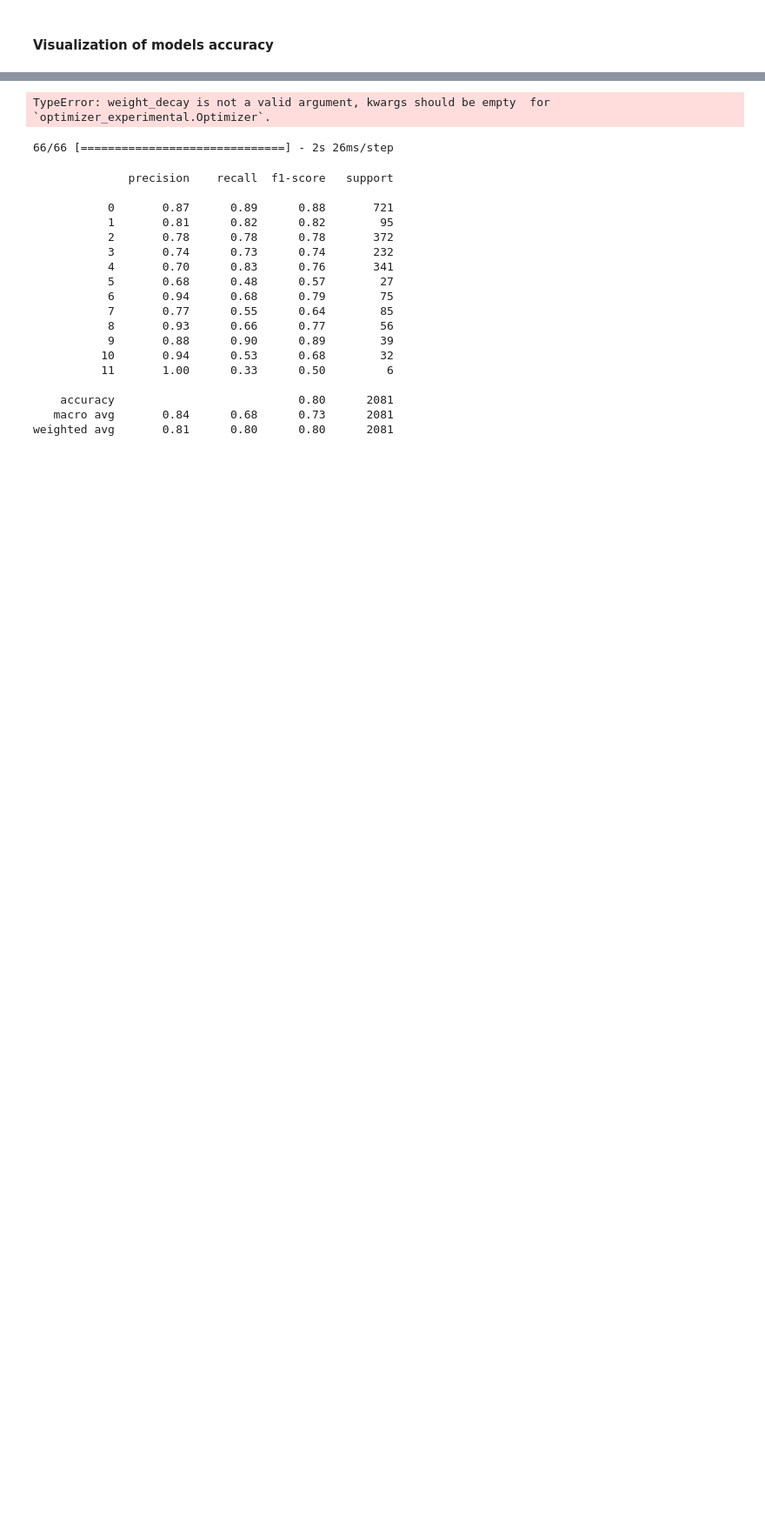
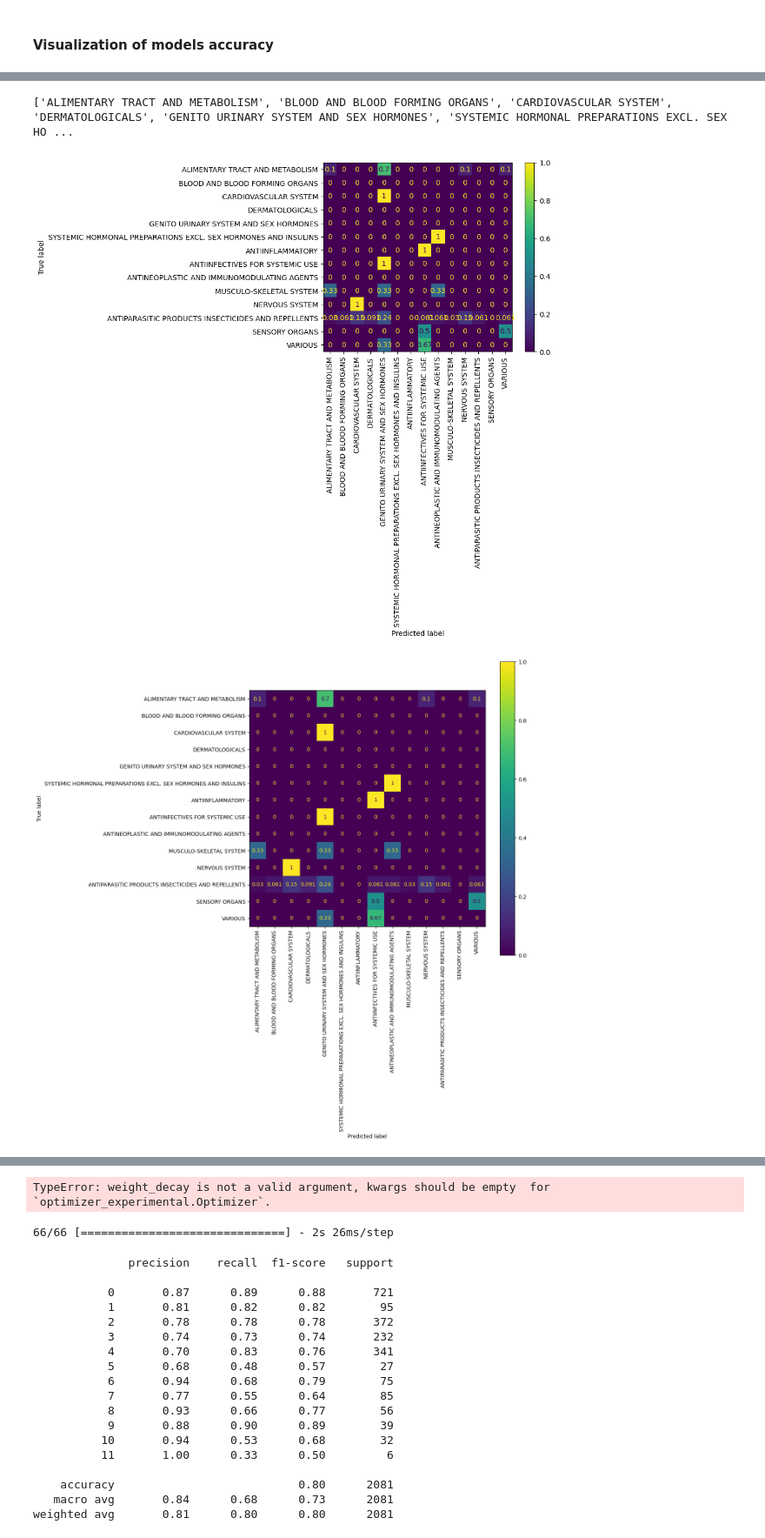
Before and after one commit to JoseCouceiro/TFM_project, a Jupyter notebook: MVP/tune_model_tut.ipynb, the cells around one changed output, grey strips where cells are left out. Shown at 87% size. Drawn from its saved outputs; the diff is of its cells as text; code cells hidden in the pictures; blank space fills up the shorter version.

```diff
--- a/MVP/tune_model_tut.ipynb
+++ b/MVP/tune_model_tut.ipynb
@@ -233,0 +287,3 @@ y_pred_ser.to_pickle(path= os.path.join('predictions', 'y_preds.pkl'))
+# %%
+or_classes = unique(y_pred_list)
+or_classes
@@ -233,0 +292,3 @@ y_pred_ser.to_pickle(path= os.path.join('predictions', 'y_preds.pkl'))
+# %%
+total_classes = list(set(classes).union(set(or_classes)))
+total_classes
@@ -233,0 +306,3 @@ y_pred_ser.to_pickle(path= os.path.join('predictions', 'y_preds.pkl'))
+# %%
+with open(os.path.join('..', 'drug-predictor', 'data', '03_primary', 'code_to_label_dic.json')) as file:
+    code_to_label_dic = json.load(file)
@@ -233,0 +327,16 @@ y_pred_ser.to_pickle(path= os.path.join('predictions', 'y_preds.pkl'))
+# %%
+def plot_confusion_matrix(y_pred, y_true):
+  #cm=metrics.confusion_matrix(y_true,y_pred,normalize=norm)
+  new_y_labels = [code_to_label_dic[str(y)] for y in total_classes]
+  print(new_y_labels)
+  disp=metrics.ConfusionMatrixDisplay.from_predictions(y_true,y_pred, normalize='true', display_labels=new_y_labels, xticks_rotation='vertical',)
+  fig, ax = plt.subplots(figsize=(10,10))
+  disp.plot(ax=ax, xticks_rotation=90)
+  return disp.figure_
+# %%
+figure = plot_confusion_matrix(y_test,y_pred_list)
+figure.savefig('temp/cm.png')
+# %% [output]
+['ALIMENTARY TRACT AND METABOLISM', 'BLOOD AND BLOOD FORMING ORGANS', 'CARDIOVASCULAR SYSTEM', 'DERMATOLOGICALS', 'GENITO URINARY SYSTEM AND SEX HORMONES', 'SYSTEMIC HORMONAL PREPARATIONS EXCL. SEX HO ...
+[figure, added]
+[figure, added]
```
Also changed, not shown: parts of 34 cells of this notebook, 11 other files.
